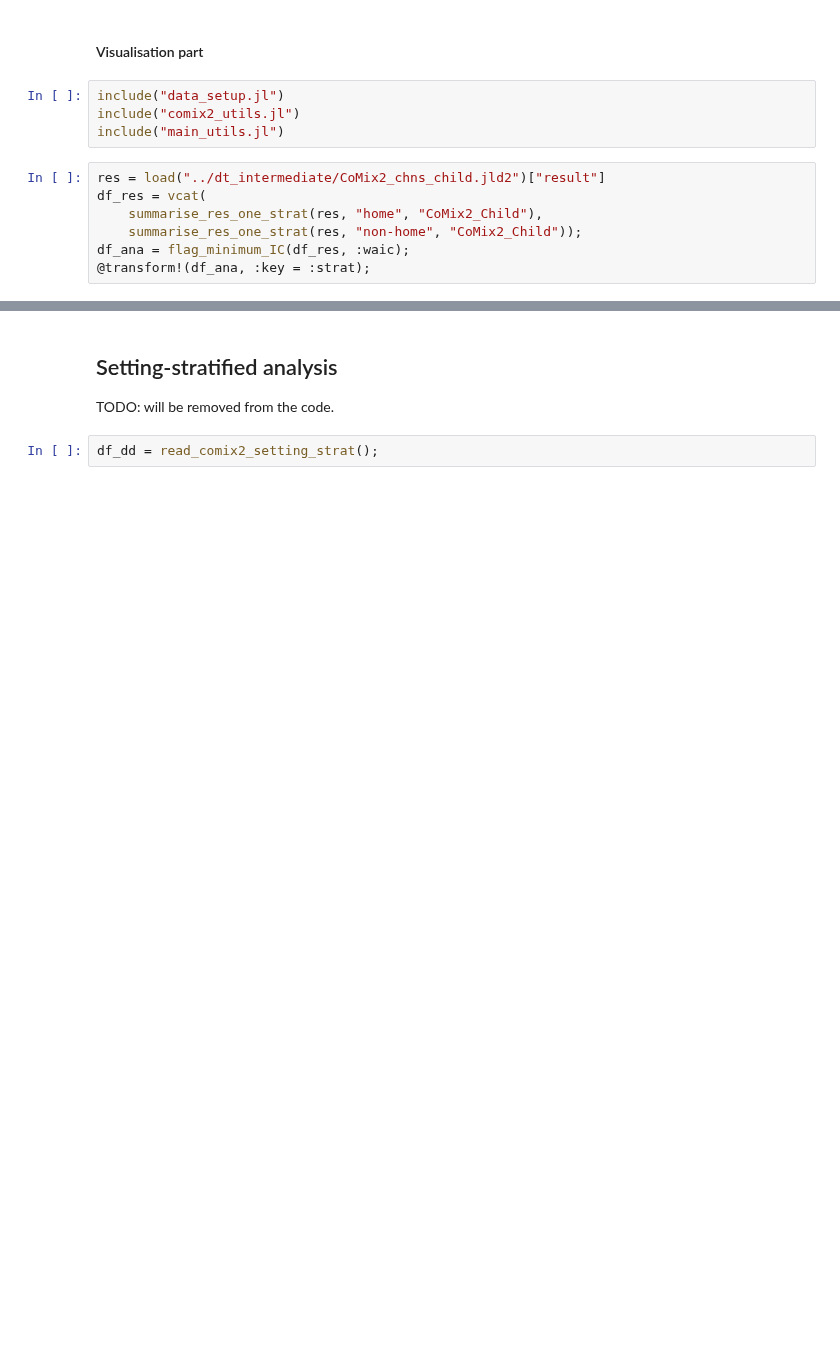
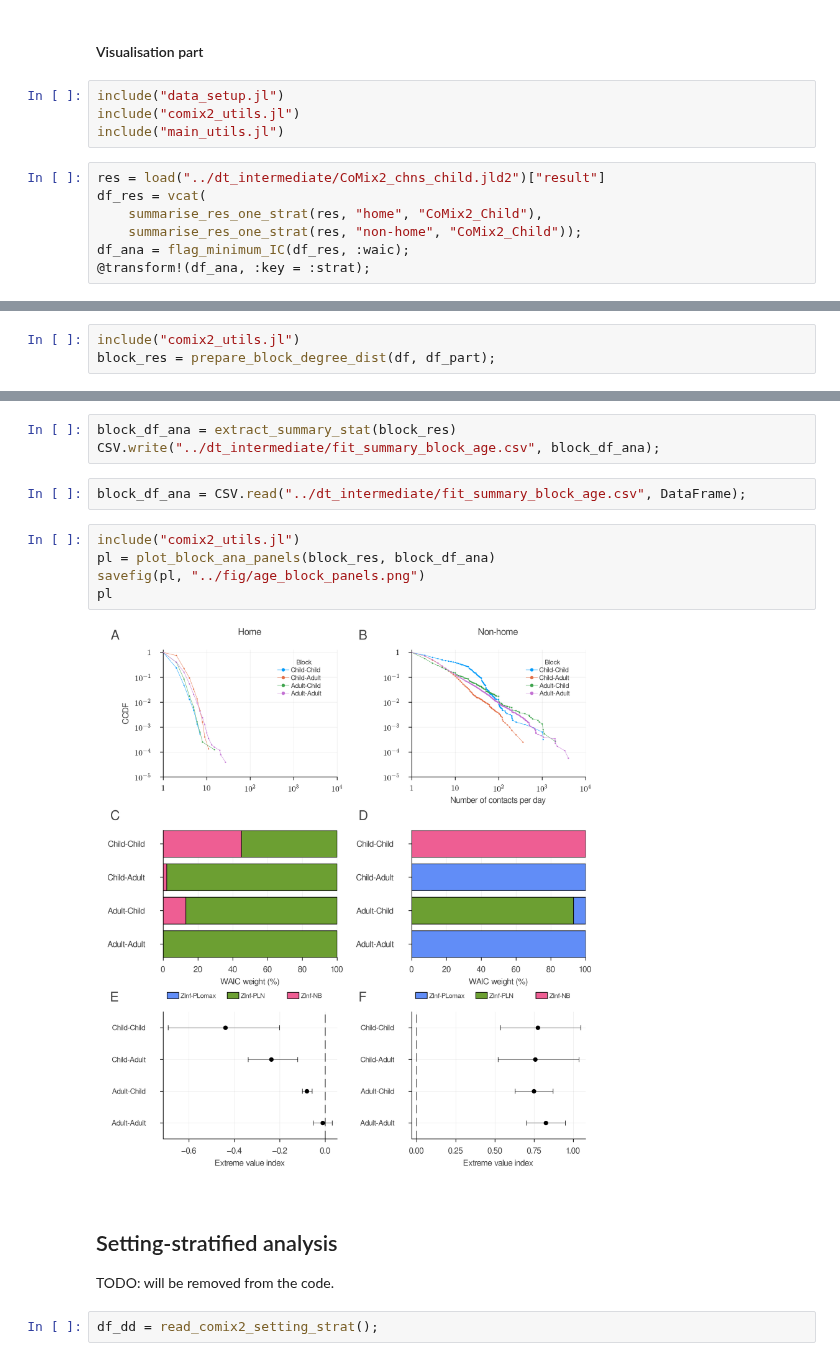
Before and after one commit to toshiakiasakura/sc_model_comparison, a Jupyter notebook: src/4j_comix2_additional.ipynb, the cells around one changed output, grey strips where cells are left out. Drawn from its saved outputs; the diff is of its cells as text; blank space fills up the shorter version.

Commit message:
Add Child, Adult block analysis

```diff
--- a/src/4j_comix2_additional.ipynb
+++ b/src/4j_comix2_additional.ipynb
@@ -178,0 +180,3 @@ pl
+# %%
+include("comix2_utils.jl")
+block_res = prepare_block_degree_dist(df, df_part);
@@ -179,3 +206,15 @@ pl
+# %%
+block_df_ana = extract_summary_stat(block_res)
+CSV.write("../dt_intermediate/fit_summary_block_age.csv", block_df_ana);
+# %%
+block_df_ana = CSV.read("../dt_intermediate/fit_summary_block_age.csv", DataFrame);
+# %%
+include("comix2_utils.jl")
+pl = plot_block_ana_panels(block_res, block_df_ana)
+savefig(pl, "../fig/age_block_panels.png")
+pl
+# %% [output]
+[figure, added]
 # %% [markdown]
 ## Setting-stratified analysis
 TODO: will be removed from the code.
```
Also changed, not shown: parts of 14 cells of this notebook, 3 other files.
